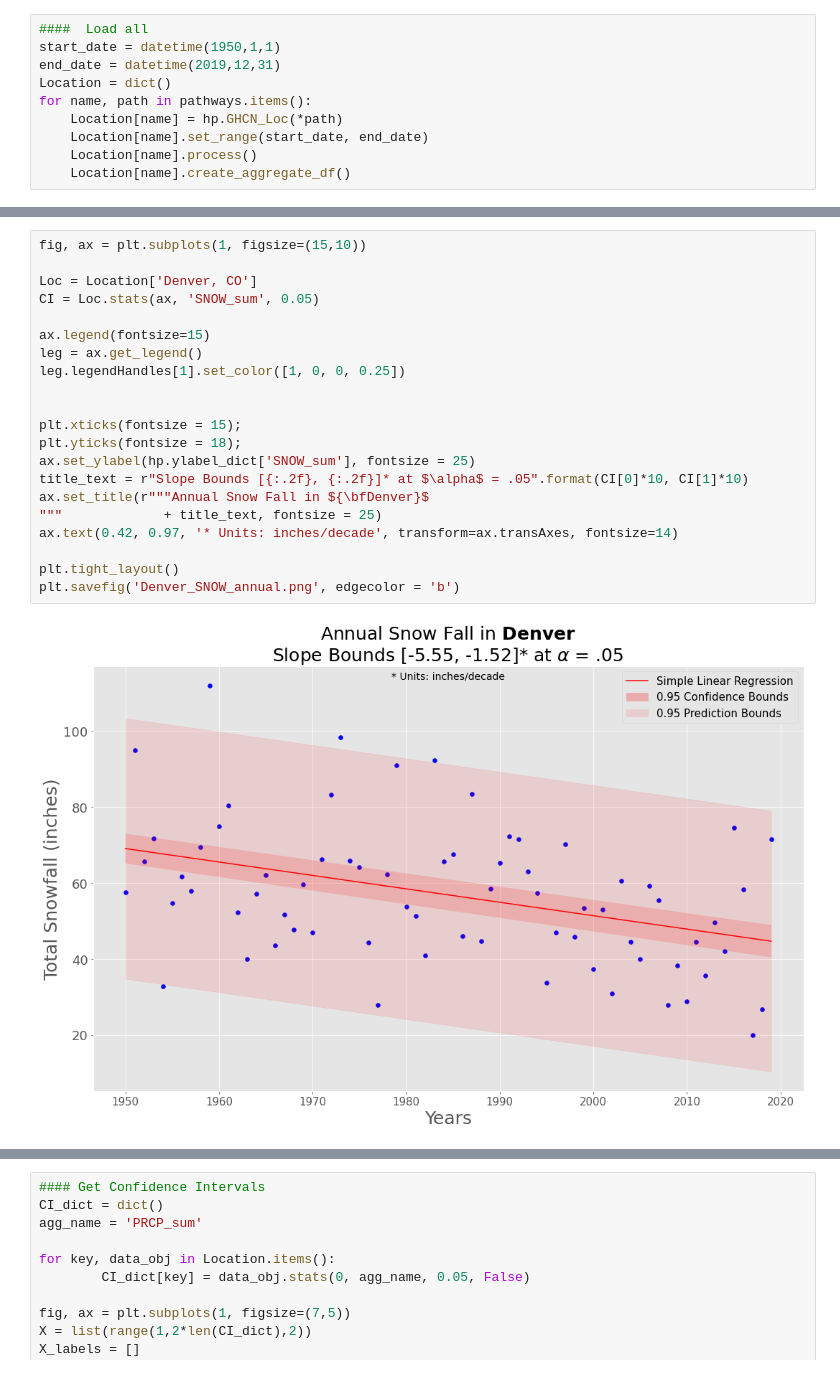
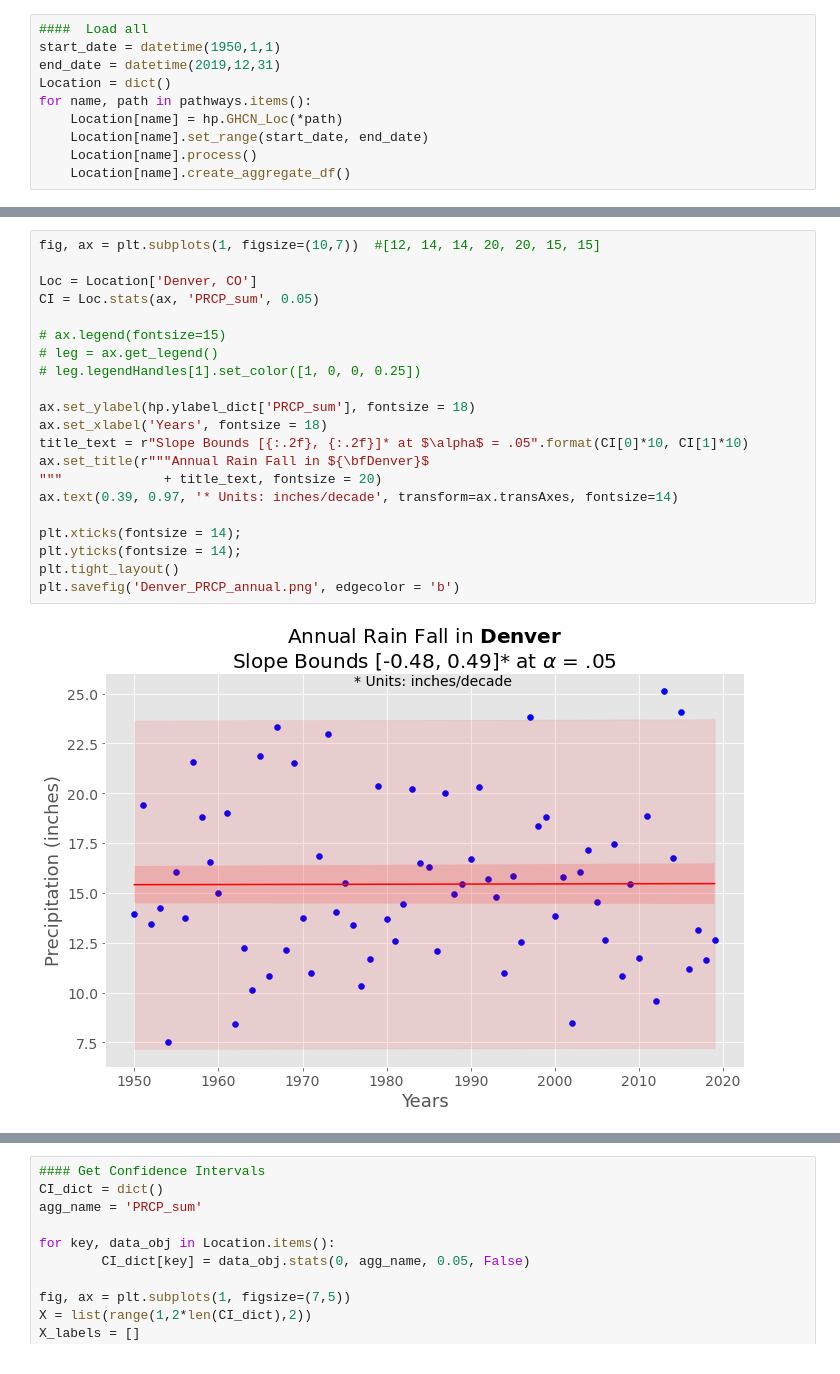
Before and after one commit to caseyolson8/Local-Weather-Trends, a Jupyter notebook: src/Day4.ipynb, the cells around one changed output, grey strips where cells are left out. Drawn from its saved outputs; the diff is of its cells as text.

```diff
--- a/src/Day4.ipynb
+++ b/src/Day4.ipynb
@@ -73,23 +189,23 @@ plt.savefig('Denver_SNOW_annual_CI.png', edgecolor = 'b')
 # %%
-fig, ax = plt.subplots(1, figsize=(15,10))
+fig, ax = plt.subplots(1, figsize=(10,7))  #[12, 14, 14, 20, 20, 15, 15]
 
 Loc = Location['Denver, CO']
-CI = Loc.stats(ax, 'SNOW_sum', 0.05)
+CI = Loc.stats(ax, 'PRCP_sum', 0.05)
 
-ax.legend(fontsize=15)
-leg = ax.get_legend()
-leg.legendHandles[1].set_color([1, 0, 0, 0.25])
+# ax.legend(fontsize=15)
+# leg = ax.get_legend()
+# leg.legendHandles[1].set_color([1, 0, 0, 0.25])
 
+ax.set_ylabel(hp.ylabel_dict['PRCP_sum'], fontsize = 18)
+ax.set_xlabel('Years', fontsize = 18)
+title_text = r"Slope Bounds [{:.2f}, {:.2f}]* at $\alpha$ = .05".format(CI[0]*10, CI[1]*10)
+ax.set_title(r"""Annual Rain Fall in ${\bfDenver}$
+"""             + title_text, fontsize = 20)
+ax.text(0.39, 0.97, '* Units: inches/decade', transform=ax.transAxes, fontsize=14)
 
-plt.xticks(fontsize = 15);
-plt.yticks(fontsize = 18);
-ax.set_ylabel(hp.ylabel_dict['SNOW_sum'], fontsize = 25)
-title_text = r"Slope Bounds [{:.2f}, {:.2f}]* at $\alpha$ = .05".format(CI[0]*10, CI[1]*10)
-ax.set_title(r"""Annual Snow Fall in ${\bfDenver}$
-"""             + title_text, fontsize = 25)
-ax.text(0.42, 0.97, '* Units: inches/decade', transform=ax.transAxes, fontsize=14)
-
+plt.xticks(fontsize = 14);
+plt.yticks(fontsize = 14);
 plt.tight_layout()
-plt.savefig('Denver_SNOW_annual.png', edgecolor = 'b')
+plt.savefig('Denver_PRCP_annual.png', edgecolor = 'b')
 # %% [output]
-[figure, old version]
+[figure, new version]
```
Also changed, not shown: parts of 8 cells of this notebook, 7 other files.
